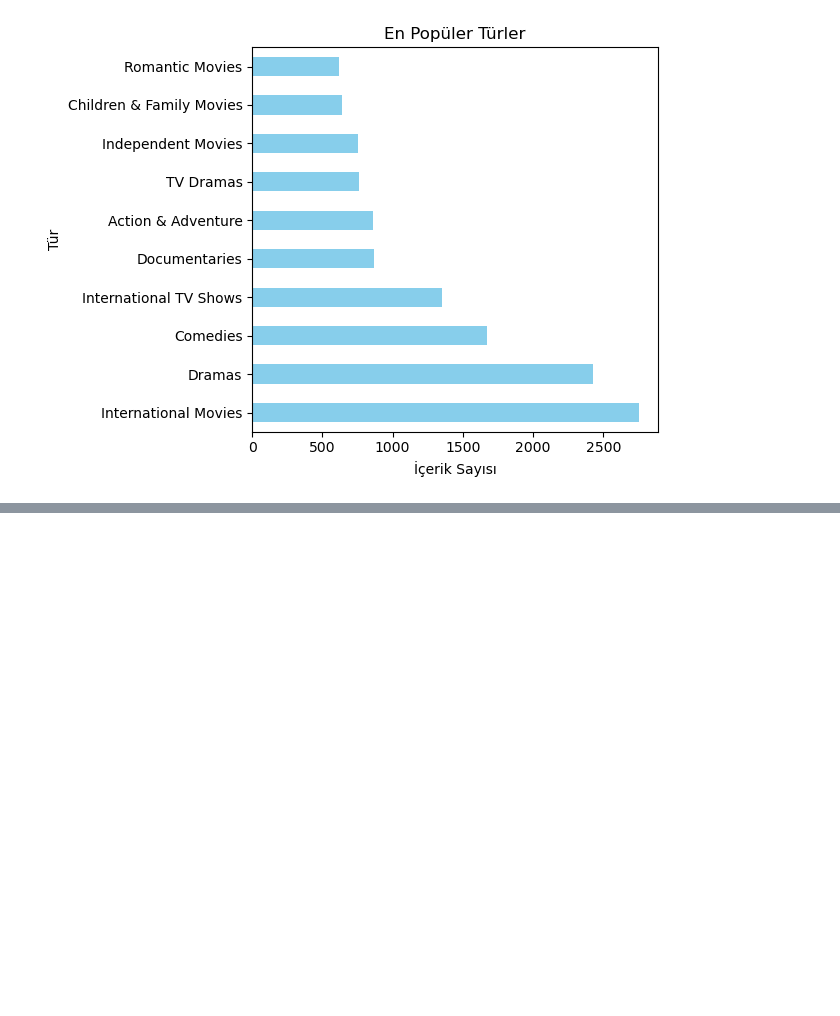
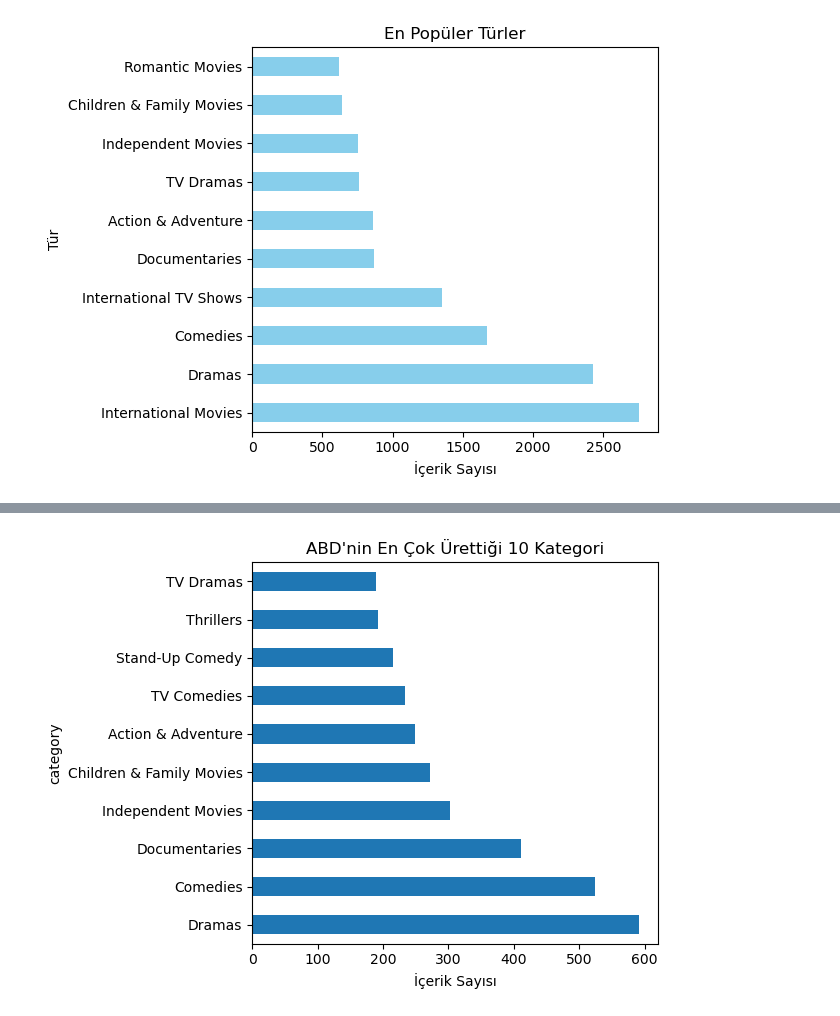
Before and after one commit to gulheda/pandas, a Jupyter notebook: Untitled.ipynb, the cells around one changed output, grey strips where cells are left out. Saved outputs shown, nothing was run; the diff lists cells and outputs as text; code cells hidden in the pictures; blank space fills up the shorter version.

```diff
--- a/Untitled.ipynb
+++ b/Untitled.ipynb
@@ -203,0 +256,15 @@ plt.show()
+# %%
+df['listed_in'] = df['listed_in'].fillna("bilinmiyor")
+df['country'] = df['country'].fillna("bilinmiyor")
+
+df_explode = df.assign(category=df['listed_in'].str.split(', ')).explode('category')
+country_category = df_explode.groupby(['country', 'category']).size().unstack().fillna(0)
+# %%
+country_category.loc['United States'].sort_values(ascending=False).head(10).plot(kind='barh')
+
+plt.title("ABD'nin En Çok Ürettiği 10 Kategori")
+plt.xlabel("İçerik Sayısı")
+plt.tight_layout()
+plt.show()
+# %% [output]
+[figure, added]
```
Also changed, not shown: parts of 5 cells of this notebook.
